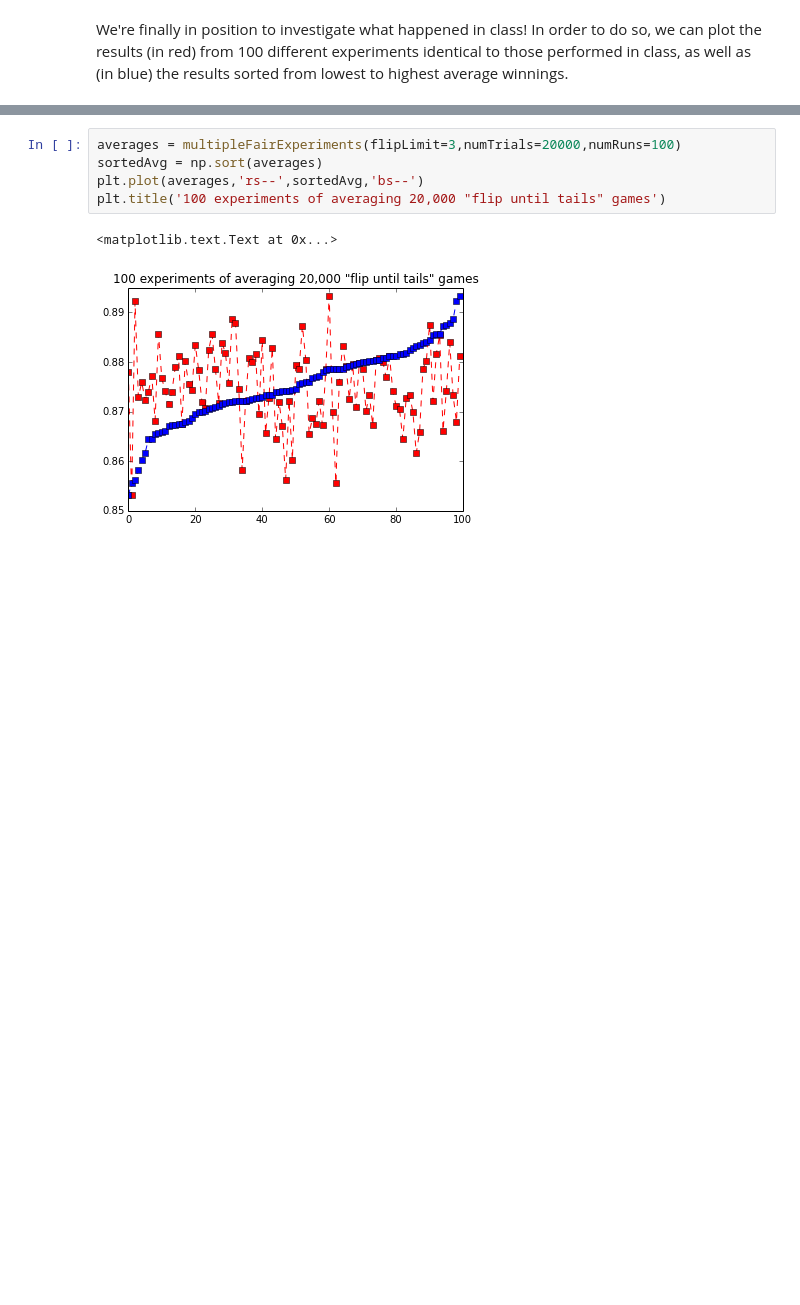
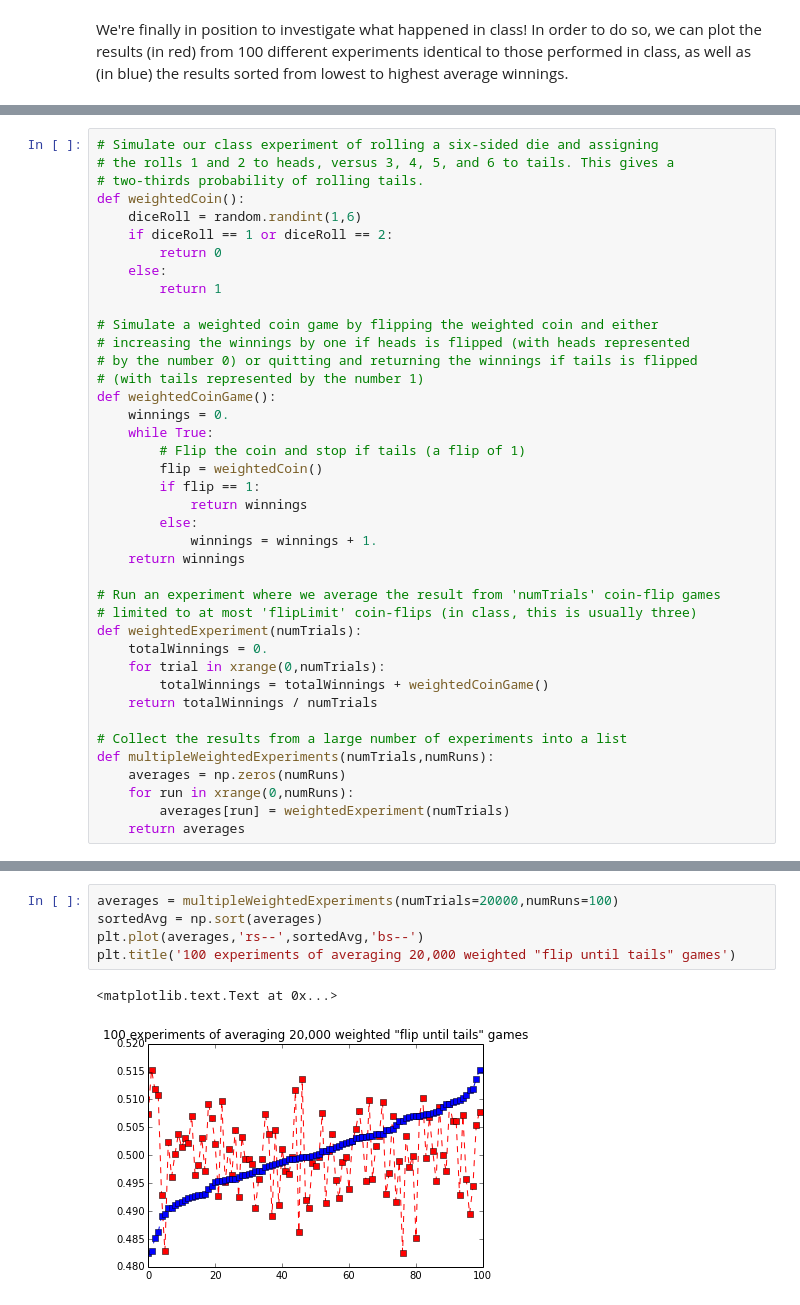
Before and after one commit to poulson/MitRW, a Jupyter notebook: Notebook03-Experiment.ipynb, the cells around one changed output, grey strips where cells are left out. Drawn from its saved outputs; the diff is of its cells as text; blank space fills up the shorter version.

Commit message:
Adding scaffolding for random walk notebook

```diff
--- a/Notebook03-Experiment.ipynb
+++ b/Notebook03-Experiment.ipynb
@@ -103,0 +150,40 @@ Each of the experiments now produced sample averages between $\$0.80$ and $\$0.9
+# %%
+# Simulate our class experiment of rolling a six-sided die and assigning
+# the rolls 1 and 2 to heads, versus 3, 4, 5, and 6 to tails. This gives a
+# two-thirds probability of rolling tails.
+def weightedCoin():
+    diceRoll = random.randint(1,6)
+    if diceRoll == 1 or diceRoll == 2:
+        return 0
+    else:
+        return 1
+
+# Simulate a weighted coin game by flipping the weighted coin and either
+# increasing the winnings by one if heads is flipped (with heads represented
+# by the number 0) or quitting and returning the winnings if tails is flipped
+# (with tails represented by the number 1)
+def weightedCoinGame():
+    winnings = 0.
+    while True:
+        # Flip the coin and stop if tails (a flip of 1)
+        flip = weightedCoin()
+        if flip == 1:
+            return winnings
+        else:
+            winnings = winnings + 1.
+    return winnings
+
+# Run an experiment where we average the result from 'numTrials' coin-flip games
+# limited to at most 'flipLimit' coin-flips (in class, this is usually three)
+def weightedExperiment(numTrials):
+    totalWinnings = 0.
+    for trial in xrange(0,numTrials):
+        totalWinnings = totalWinnings + weightedCoinGame()
+    return totalWinnings / numTrials
+
+# Collect the results from a large number of experiments into a list
+def multipleWeightedExperiments(numTrials,numRuns):
+    averages = np.zeros(numRuns)
+    for run in xrange(0,numRuns):
+        averages[run] = weightedExperiment(numTrials)
+    return averages
@@ -104,8 +200,8 @@ Each of the experiments now produced sample averages between $\$0.80$ and $\$0.9
 # %%
-averages = multipleFairExperiments(flipLimit=3,numTrials=20000,numRuns=100)
+averages = multipleWeightedExperiments(numTrials=20000,numRuns=100)
 sortedAvg = np.sort(averages)
 plt.plot(averages,'rs--',sortedAvg,'bs--')
-plt.title('100 experiments of averaging 20,000 "flip until tails" games')
+plt.title('100 experiments of averaging 20,000 weighted "flip until tails" games')
 # %% [output]
 <matplotlib.text.Text at 0x...>
-[figure, old version]
+[figure, new version]
```
Also changed, not shown: parts of 26 cells of this notebook, 2 other files.
